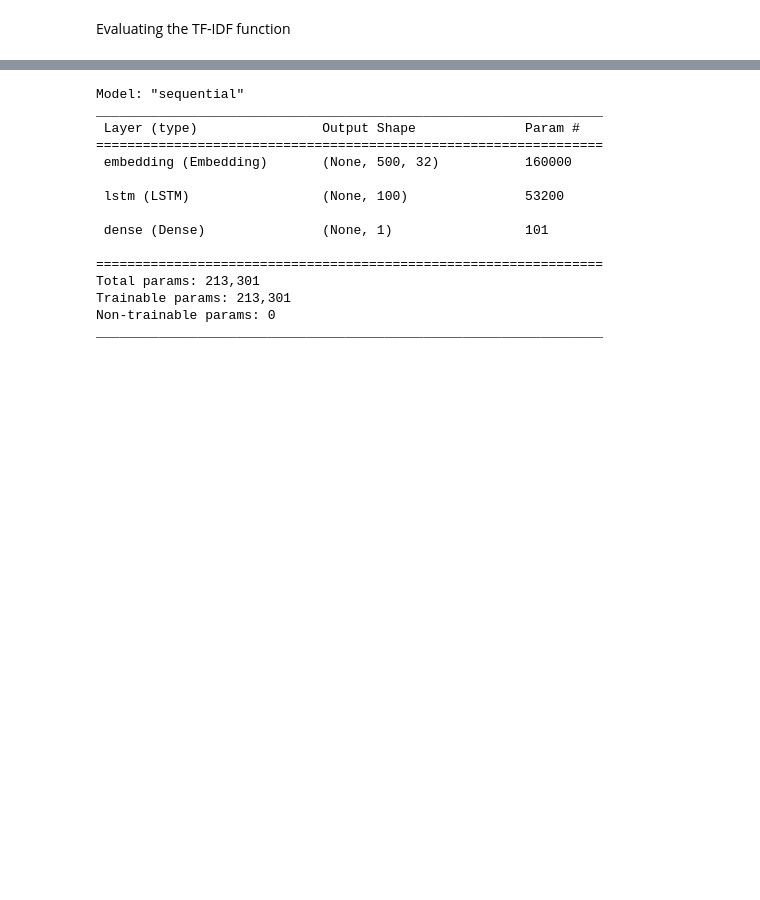
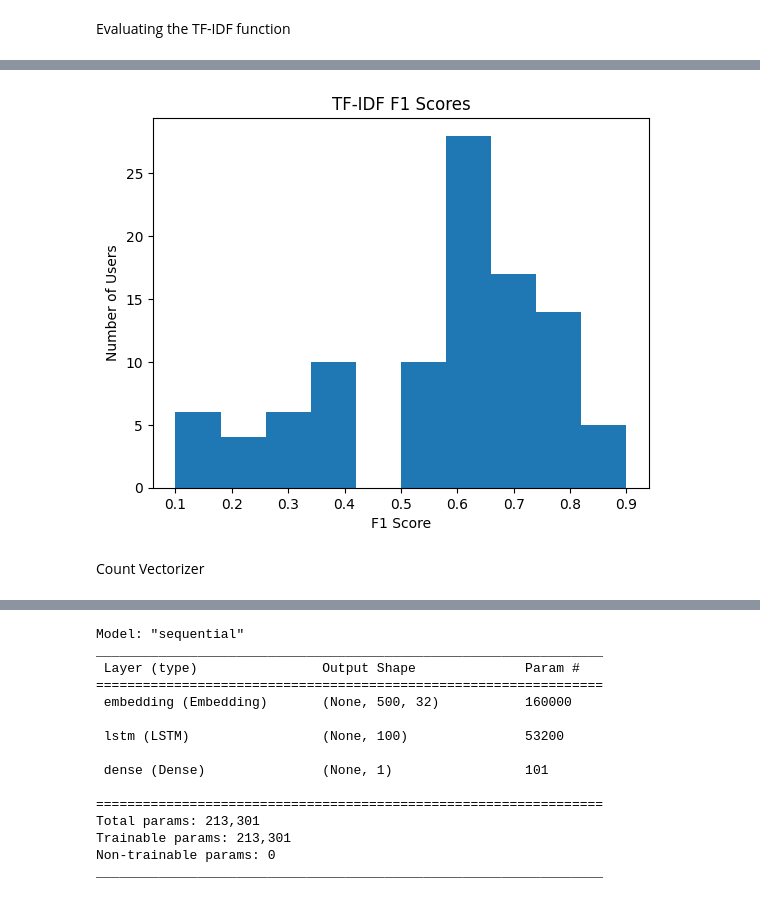
Before and after one commit to EricCallaway/Music_Recommendation_Application, a Jupyter notebook: tf-idf_recommendation.ipynb, the cells around one changed output, grey strips where cells are left out. Saved outputs shown, nothing was run; the diff lists cells and outputs as text; code cells hidden in the pictures; blank space fills up the shorter version.

Commit message:
[ADD] Added better evaluation metrics for all four models and change the KNN model to a Count Vectorizer model.

```diff
--- a/tf-idf_recommendation.ipynb
+++ b/tf-idf_recommendation.ipynb
@@ -358,0 +348,11 @@ scores_df = evaluate_recommendations(user_recommendations=user_recommendations,
+# %%
+# Show the distribution of the f1 scores in a chart
+plt.hist(tf_idf_f1_scores)
+plt.title('TF-IDF F1 Scores')
+plt.xlabel('F1 Score')
+plt.ylabel('Number of Users')
+plt.show()
+# %% [output]
+[figure, added]
+# %% [markdown]
+Count Vectorizer
```
Also changed, not shown: parts of 50 cells of this notebook, 1 other file.
